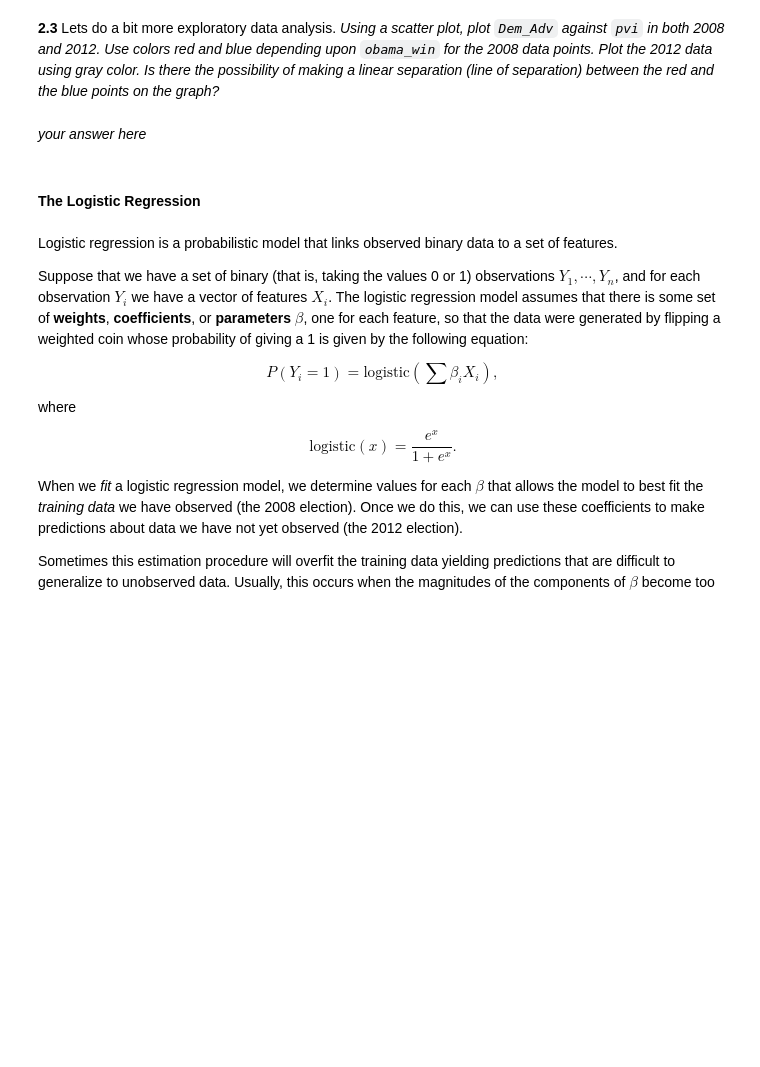
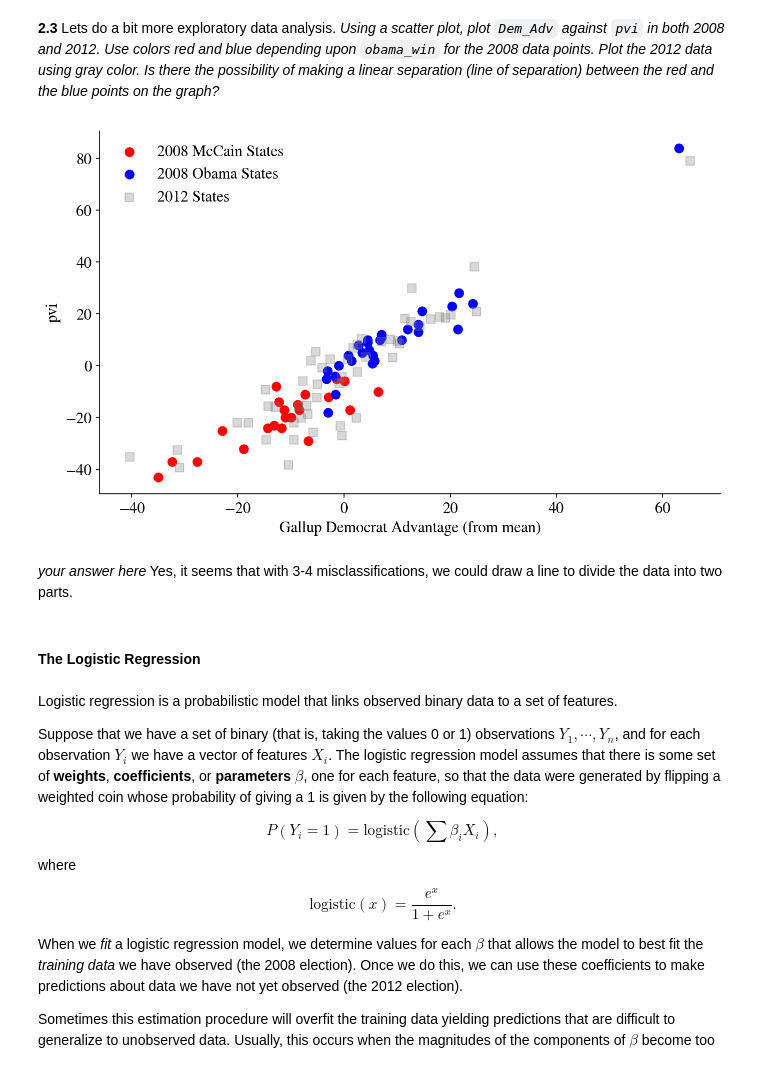
Before and after one commit to susan175/content, a Jupyter notebook: HW2.ipynb, the cells around one changed output. Saved outputs shown, nothing was run; the diff lists cells and outputs as text; code cells hidden in the pictures; blank space fills up the shorter version.

```diff
--- a/HW2.ipynb
+++ b/HW2.ipynb
@@ -852,5 +922,27 @@ results2012.head()
-# %% [markdown]
-*your answer here*
+# %%
+plt.xlabel("Gallup Democrat Advantage (from mean)")
+plt.ylabel("pvi")
+
+#plt.plot(e2012.Dem_Adv, pvi12 , 'o', label='Data')
+#plt.plot(e2008.Dem_Adv, pvi08 , 'o', label='Data')
+colors=["red","blue"]
+
+ax=plt.gca() #gets the polar axies
+
+for label in [0, 1]:
+    color = colors[label]
+    mask = e2008.obama_win == label
+    l = '2008 McCain States' if label == 0 else '2008 Obama States'
+    ax.scatter(e2008[mask]['Dem_Adv'], e2008[mask]['pvi'], c=color, s=60, label=l)
+
+ax.scatter(e2012['Dem_Adv'], e2012['pvi'], c='gray', s=60,
+           marker="s", label='2012 States', alpha=.3)
+plt.legend(frameon=False, scatterpoints=1, loc='upper left')
+remove_border()
+# %% [output]
+[figure, added]
+# %% [markdown]
+*your answer here* Yes, it seems that with 3-4 misclassifications, we could draw a line to divide the data into two parts.
 # %% [markdown]
 #### The Logistic Regression
 # %% [markdown]
```
Also changed, not shown: parts of 51 cells of this notebook.
